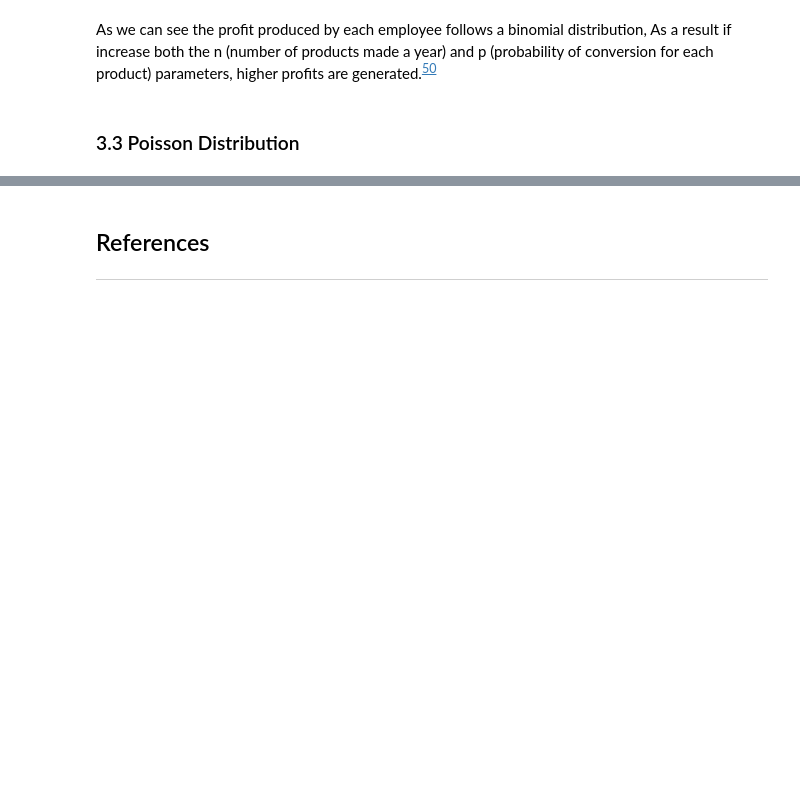
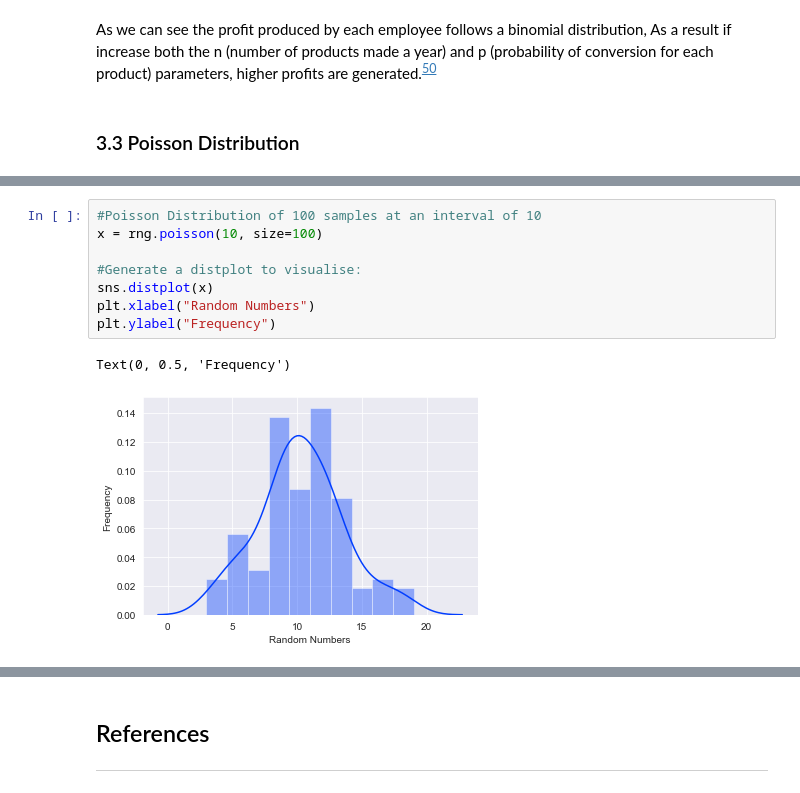
Before and after one commit to JPLee01/Programming_for_Data_Analysis-Assignment, a Jupyter notebook: Programming_for_Data_Analysis-Assignment.ipynb, the cells around one changed output, grey strips where cells are left out. Saved outputs shown, nothing was run; the diff lists cells and outputs as text; blank space fills up the shorter version.

```diff
--- a/Programming_for_Data_Analysis-Assignment.ipynb
+++ b/Programming_for_Data_Analysis-Assignment.ipynb
@@ -634,0 +638,11 @@ Euler's Constant refered above is a mathematical expression for the limit of the
+# %%
+#Poisson Distribution of 100 samples at an interval of 10
+x = rng.poisson(10, size=100)
+
+#Generate a distplot to visualise:
+sns.distplot(x)
+plt.xlabel("Random Numbers")
+plt.ylabel("Frequency")
+# %% [output]
+Text(0, 0.5, 'Frequency')
+[figure, added]
```
Also changed, not shown: parts of 39 cells of this notebook.
